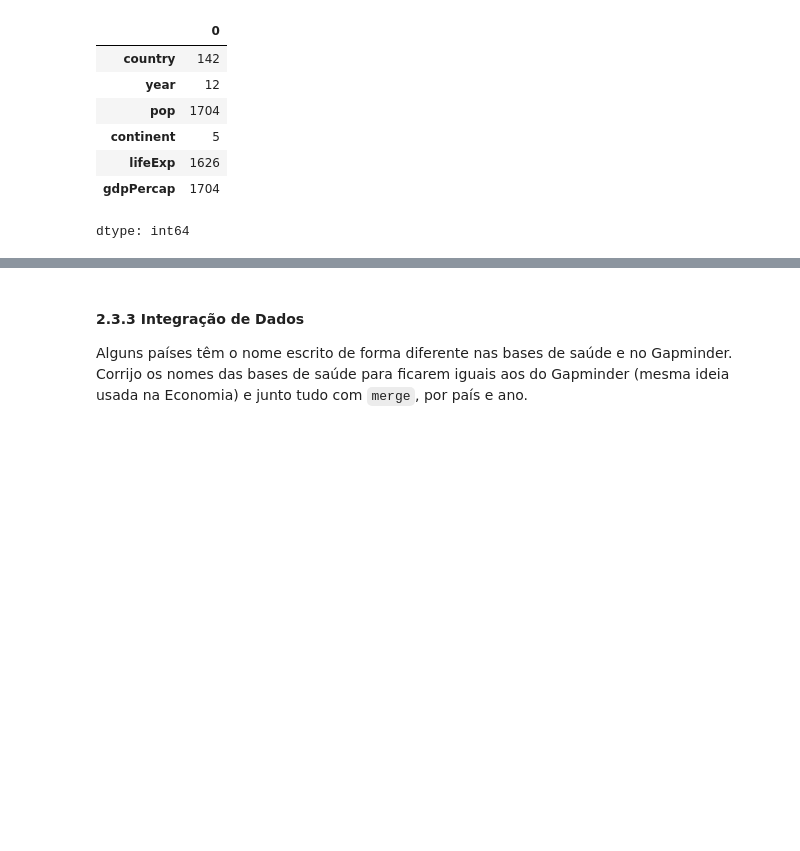
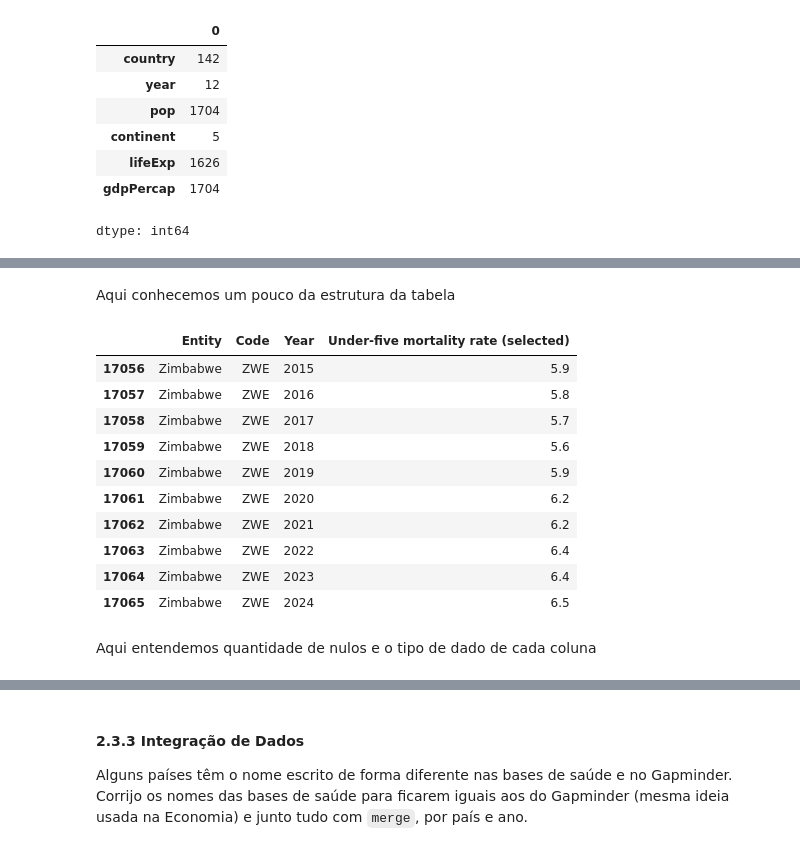
Before and after one commit to AndremRb/Analise-do-Desenvolvimento-Humano-e-Global, a Jupyter notebook: Notebook/Template_Gapminder_Analise_Exploratoria.ipynb, the cells around one changed output, grey strips where cells are left out. Cells and saved outputs as stored; diff of their text form; code cells hidden in the pictures; blank space fills up the shorter version.

```diff
--- a/Notebook/Template_Gapminder_Analise_Exploratoria.ipynb
+++ b/Notebook/Template_Gapminder_Analise_Exploratoria.ipynb
@@ -684,0 +701,19 @@ print('Quantidade de duplicados:', qtd_duplicados)
+# %% [markdown]
+Aqui conhecemos um pouco da estrutura da tabela
+# %%
+df_brutos['mortalidade'].tail(10).round(1)
+# %% [output]
+|  | Entity | Code | Year | Under-five mortality rate (selected) |
+| 17056 | Zimbabwe | ZWE | 2015 | 5.9 |
+| 17057 | Zimbabwe | ZWE | 2016 | 5.8 |
+| 17058 | Zimbabwe | ZWE | 2017 | 5.7 |
+| 17059 | Zimbabwe | ZWE | 2018 | 5.6 |
+| 17060 | Zimbabwe | ZWE | 2019 | 5.9 |
+| 17061 | Zimbabwe | ZWE | 2020 | 6.2 |
+| 17062 | Zimbabwe | ZWE | 2021 | 6.2 |
+| 17063 | Zimbabwe | ZWE | 2022 | 6.4 |
+| 17064 | Zimbabwe | ZWE | 2023 | 6.4 |
+| 17065 | Zimbabwe | ZWE | 2024 | 6.5 |
+# %% [markdown]
+Aqui entendemos quantidade de nulos
+e o tipo de dado de cada coluna
```
Also changed, not shown: parts of 125 cells of this notebook.
